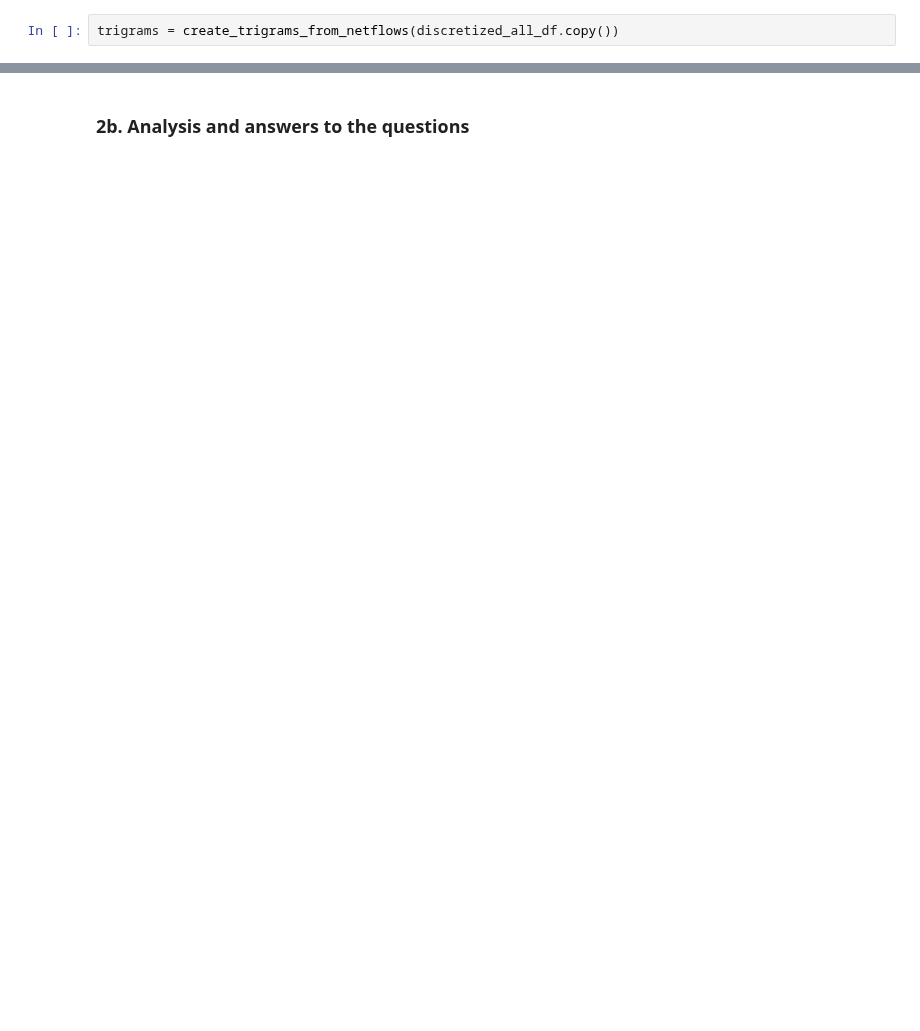
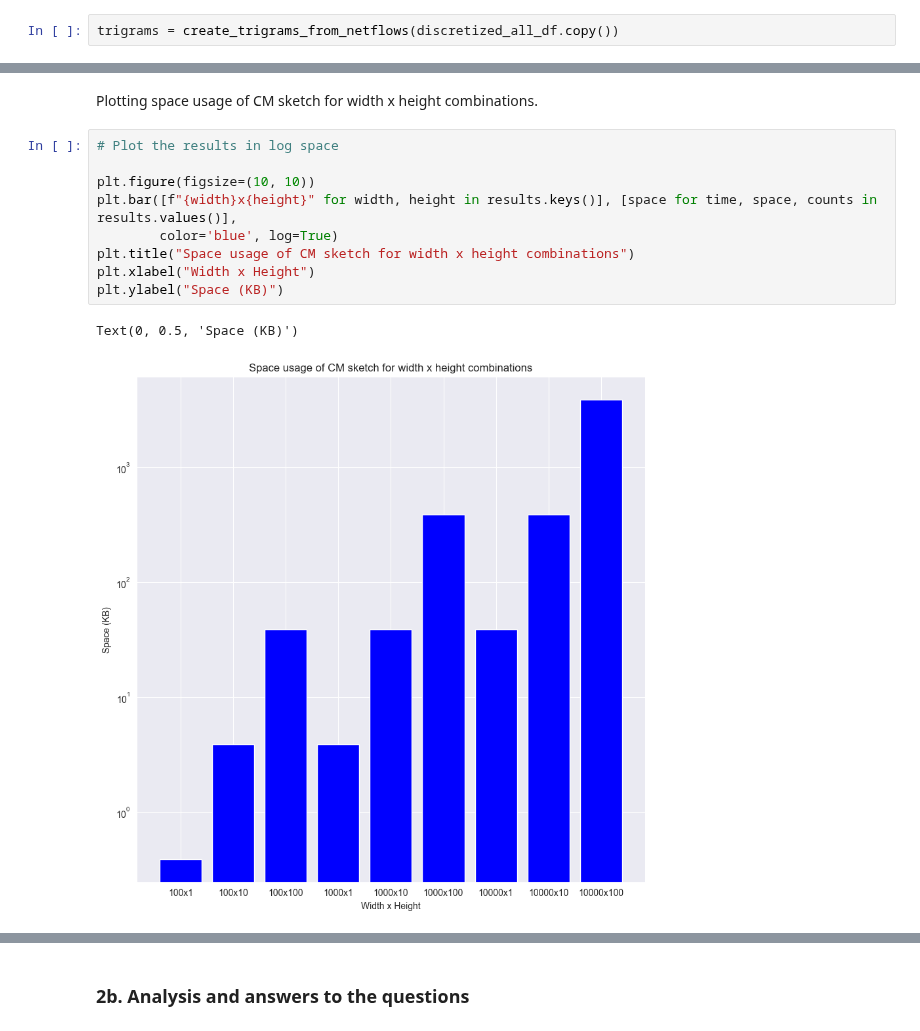
Before and after one commit to kbaran1998/CS4035-cyber-data, a Jupyter notebook: lab3/Lab3.ipynb, the cells around one changed output, grey strips where cells are left out. Saved outputs shown, nothing was run; the diff lists cells and outputs as text; blank space fills up the shorter version.

```diff
--- a/lab3/Lab3.ipynb
+++ b/lab3/Lab3.ipynb
@@ -551,0 +594,14 @@ Width: 100, Height: 100
+# %% [markdown]
+Plotting space usage of CM sketch for width x height combinations.
+# %%
+# Plot the results in log space
+
+plt.figure(figsize=(10, 10))
+plt.bar([f"{width}x{height}" for width, height in results.keys()], [space for time, space, counts in results.values()],
+        color='blue', log=True)
+plt.title("Space usage of CM sketch for width x height combinations")
+plt.xlabel("Width x Height")
+plt.ylabel("Space (KB)")
+# %% [output]
+Text(0, 0.5, 'Space (KB)')
+[figure, added]
```
Also changed, not shown: parts of 20 cells of this notebook.
